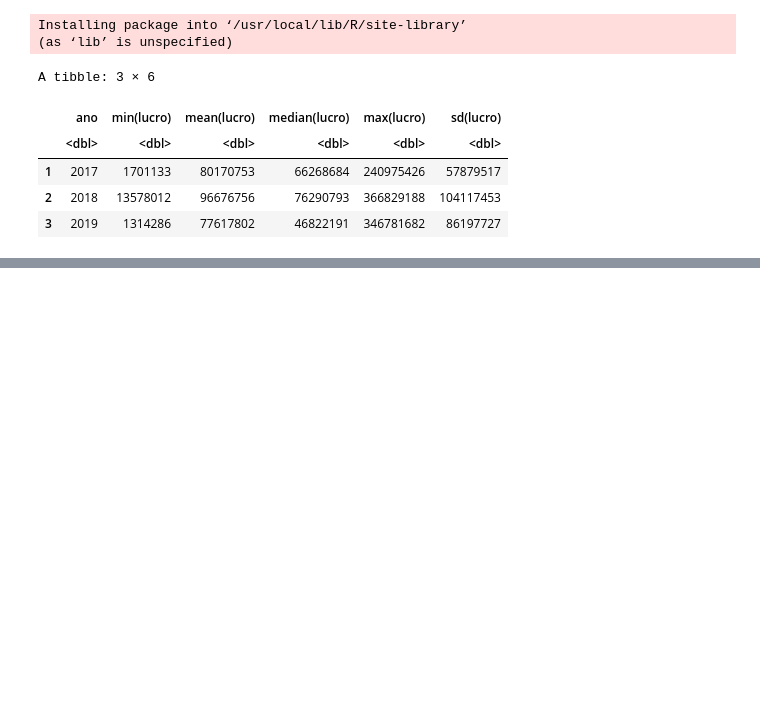
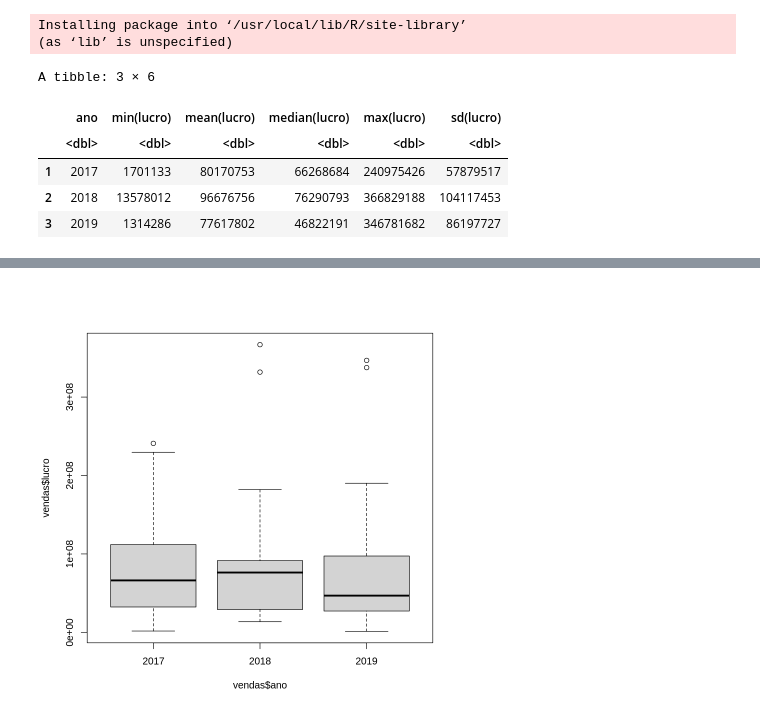
Before and after one commit to danielmnunes/Introducao-a-Computacao, a Jupyter notebook: Exercicios de R/ExerciciosDeR_Lista_1.ipynb, the cells around one changed output, grey strips where cells are left out. Drawn from its saved outputs; the diff is of its cells as text; code cells hidden in the pictures; blank space fills up the shorter version.

```diff
--- a/Exercicios de R/ExerciciosDeR_Lista_1.ipynb
+++ b/Exercicios de R/ExerciciosDeR_Lista_1.ipynb
@@ -163,0 +160,4 @@ ERROR: ignored
+# %%
+boxplot(vendas$lucro ~ vendas$ano)
+# %% [output]
+[figure, added]
```
Also changed, not shown: parts of 3 cells of this notebook.
